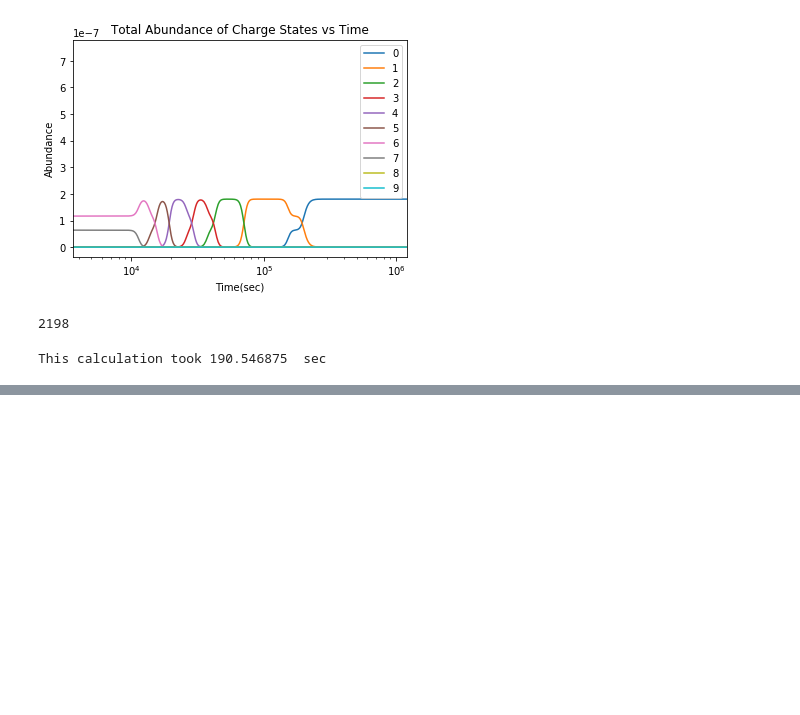
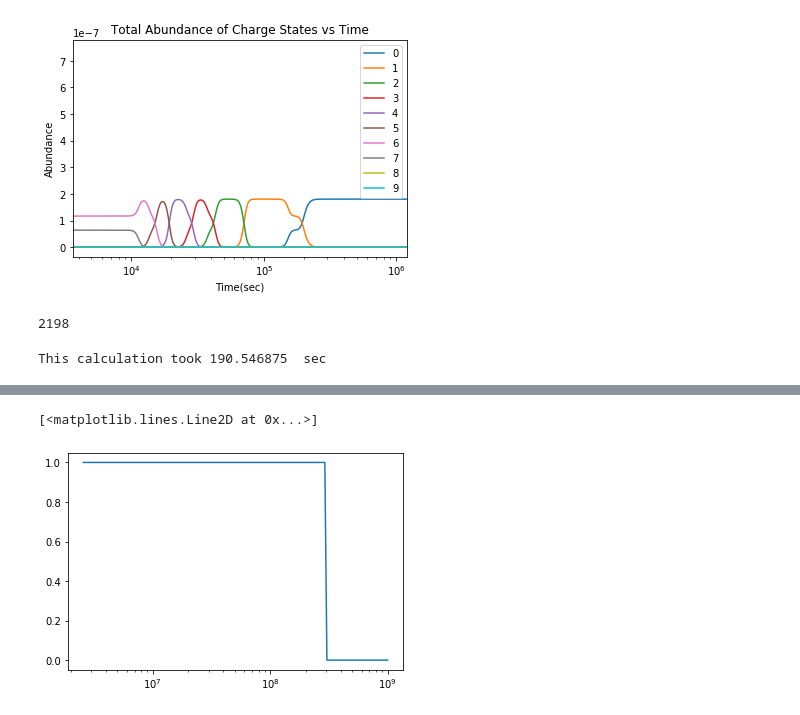
Before and after one commit to PranavNalamwar/R-process_Mergers, a Jupyter notebook: Abundance_Calculations/Fixing_Cutoff/Charge State and Isoelectronic State Abundance Analysis.ipynb, the cells around one changed output, grey strips where cells are left out. Drawn from its saved outputs; the diff is of its cells as text; code cells hidden in the pictures; blank space fills up the shorter version.

```diff
--- a/Abundance_Calculations/Fixing_Cutoff/Charge State and Isoelectronic State Abundance Analysis.ipynb
+++ b/Abundance_Calculations/Fixing_Cutoff/Charge State and Isoelectronic State Abundance Analysis.ipynb
@@ -323,0 +418,13 @@ with open("Ye_f_Mid.txt","rb") as fp:
+# %%
+#Check the amount of isoelectronic states that are above a certain threshold at late times/ low temps
+#Make a plot of isoelectronic state abundances vs temp that are above thershold
+threshold = 10**-6
+counter = []
+for ion in range(len(YI[-1])):
+    specific = []
+    for time in range(2050,2198):
+        if YI[time,ion] >= threshold:
+            specific.append(1)
+        else:
+            specific.append(0)
+    counter.append(specific)
@@ -323,0 +435,5 @@ with open("Ye_f_Mid.txt","rb") as fp:
+# %%
+plt.semilogx(run.time[2050:2198],counter[10],label = i)
+# %% [output]
+[<matplotlib.lines.Line2D at 0x...>]
+[figure, added]
```
Also changed, not shown: parts of 13 cells of this notebook, 23 other files.
